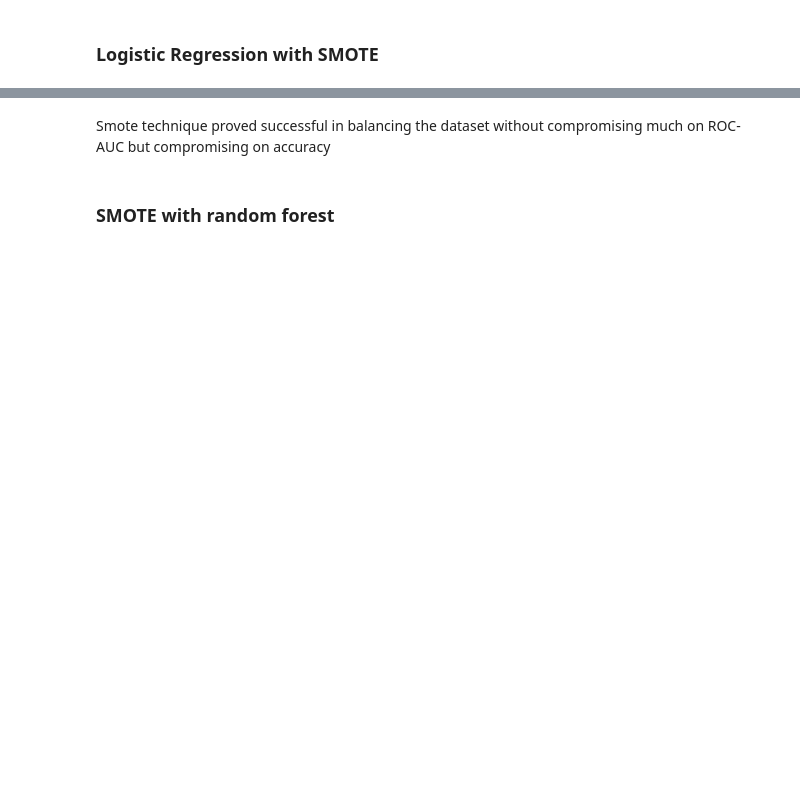
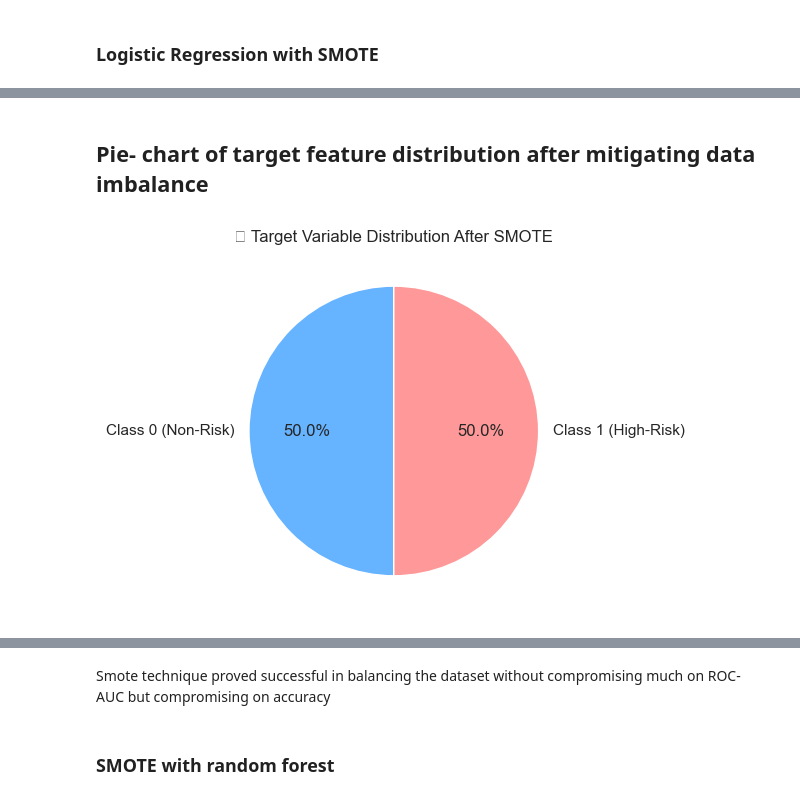
Before and after one commit to Kitiksha1000/Case-Study-12--Ensuring-QA-Measures-in-Credit-Risk-Assessment, a Jupyter notebook: PAKDD_preprocessing.ipynb, the cells around one changed output, grey strips where cells are left out. Cells and saved outputs as stored; diff of their text form; code cells hidden in the pictures; blank space fills up the shorter version.

```diff
--- a/PAKDD_preprocessing.ipynb
+++ b/PAKDD_preprocessing.ipynb
@@ -1065,0 +1180,33 @@ ROC-AUC Score  : 0.5807
+# %% [markdown]
+## Pie- chart of target feature distribution after mitigating data imbalance
+# %%
+from imblearn.over_sampling import SMOTE
+
+# Apply only the preprocessing and SMOTE steps
+X_resampled, y_resampled = smote_pipeline.named_steps['smote'].fit_resample(
+    smote_pipeline.named_steps['feature_selection'].fit_transform(
+        smote_pipeline.named_steps['preprocessor'].fit_transform(X_train, y_train),
+        y_train
+    ), y_train)
+
+# Plot pie chart
+import matplotlib.pyplot as plt
+import pandas as pd
+
+# Convert to series to use value_counts easily
+y_res_series = pd.Series(y_resampled)
+
+# Plot
+plt.figure(figsize=(6, 6))
+y_res_series.value_counts().plot.pie(
+    autopct='%1.1f%%',
+    startangle=90,
+    labels=['Class 0 (Non-Risk)', 'Class 1 (High-Risk)'],
+    colors=['#66b3ff', '#ff9999']
+)
+plt.title("📊 Target Variable Distribution After SMOTE")
+plt.ylabel("")
+plt.tight_layout()
+plt.show()
+# %% [output]
+[figure, added]
```
Also changed, not shown: parts of 47 cells of this notebook.
